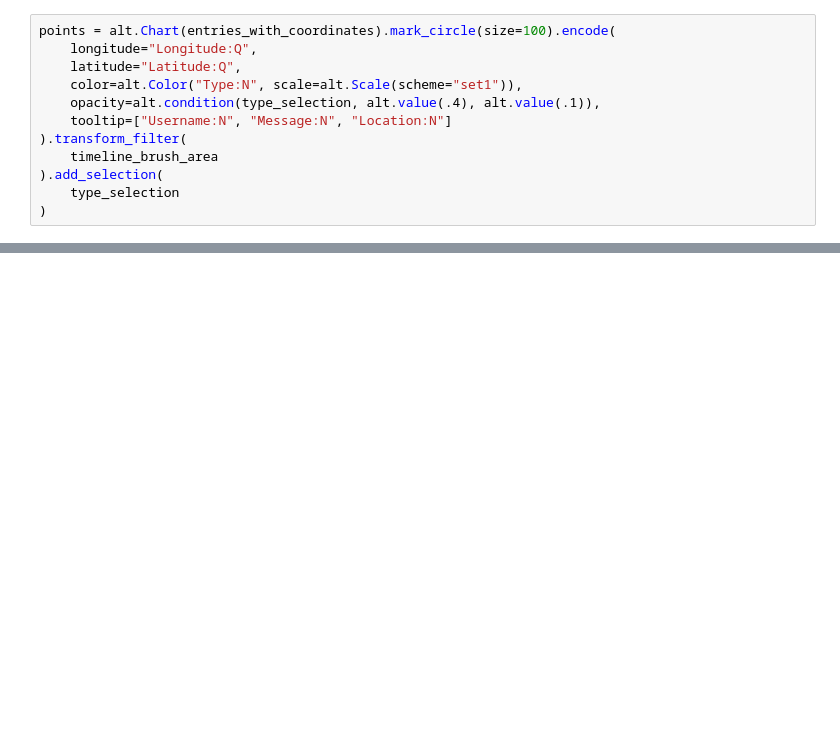
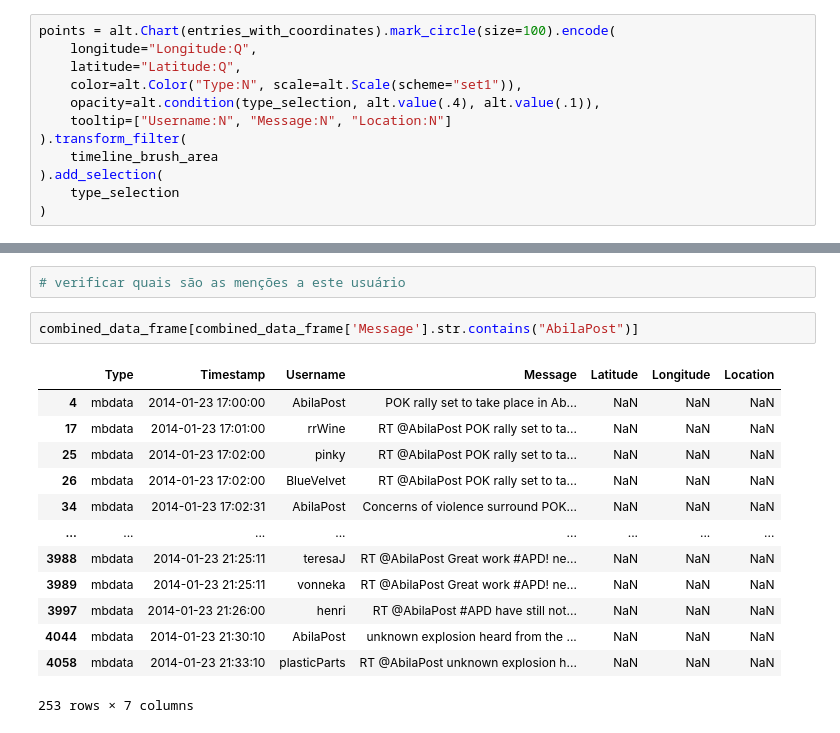
Before and after one commit to imatheussm/vast-2021-tweets, a Jupyter notebook: Vast Mini Challenge 03.ipynb, the cells around one changed output, grey strips where cells are left out. Cells and saved outputs as stored; diff of their text form; blank space fills up the shorter version.

```diff
--- a/Vast Mini Challenge 03.ipynb
+++ b/Vast Mini Challenge 03.ipynb
@@ -211,0 +254,18 @@ timeline & (background + points)
+# %%
+# verificar quais são as menções a este usuário
+# %%
+combined_data_frame[combined_data_frame['Message'].str.contains("AbilaPost")]
+# %% [output]
+|  | Type | Timestamp | Username | Message | Latitude | Longitude | Location |
+| 4 | mbdata | 2014-01-23 17:00:00 | AbilaPost | POK rally set to take place in Ab... | NaN | NaN | NaN |
+| 17 | mbdata | 2014-01-23 17:01:00 | rrWine | RT @AbilaPost POK rally set to ta... | NaN | NaN | NaN |
+| 25 | mbdata | 2014-01-23 17:02:00 | pinky | RT @AbilaPost POK rally set to ta... | NaN | NaN | NaN |
+| 26 | mbdata | 2014-01-23 17:02:00 | BlueVelvet | RT @AbilaPost POK rally set to ta... | NaN | NaN | NaN |
+| 34 | mbdata | 2014-01-23 17:02:31 | AbilaPost | Concerns of violence surround POK... | NaN | NaN | NaN |
+| ... | ... | ... | ... | ... | ... | ... | ... |
+| 3988 | mbdata | 2014-01-23 21:25:11 | teresaJ | RT @AbilaPost Great work #APD! ne... | NaN | NaN | NaN |
+| 3989 | mbdata | 2014-01-23 21:25:11 | vonneka | RT @AbilaPost Great work #APD! ne... | NaN | NaN | NaN |
+| 3997 | mbdata | 2014-01-23 21:26:00 | henri | RT @AbilaPost #APD have still not... | NaN | NaN | NaN |
+| 4044 | mbdata | 2014-01-23 21:30:10 | AbilaPost | unknown explosion heard from the ... | NaN | NaN | NaN |
+| 4058 | mbdata | 2014-01-23 21:33:10 | plasticParts | RT @AbilaPost unknown explosion h... | NaN | NaN | NaN |
+253 rows × 7 columns
```
Also changed, not shown: parts of 5 cells of this notebook.
